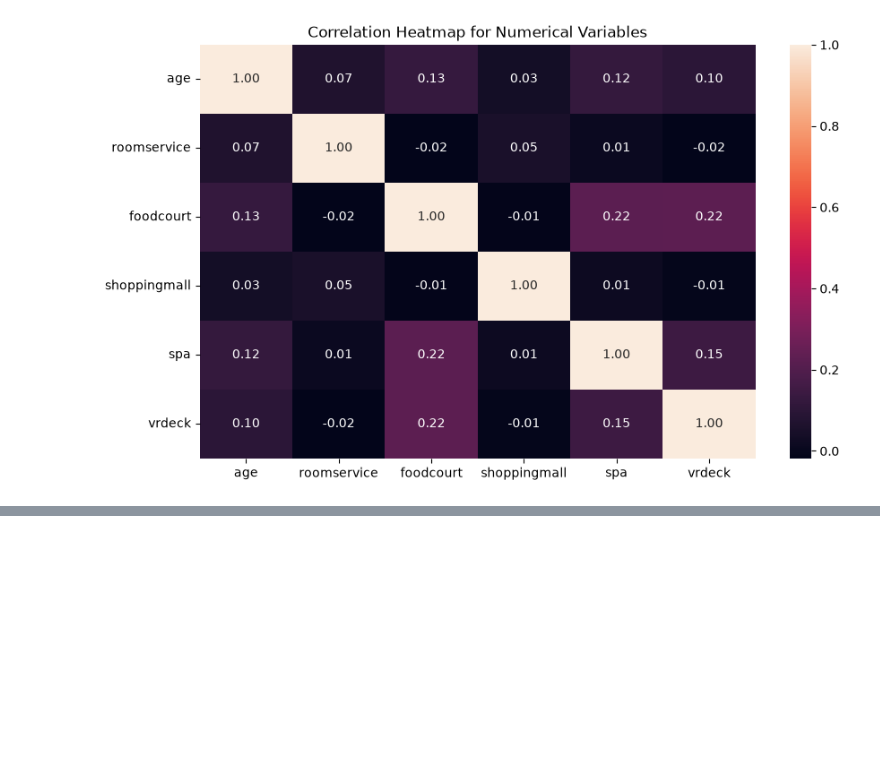
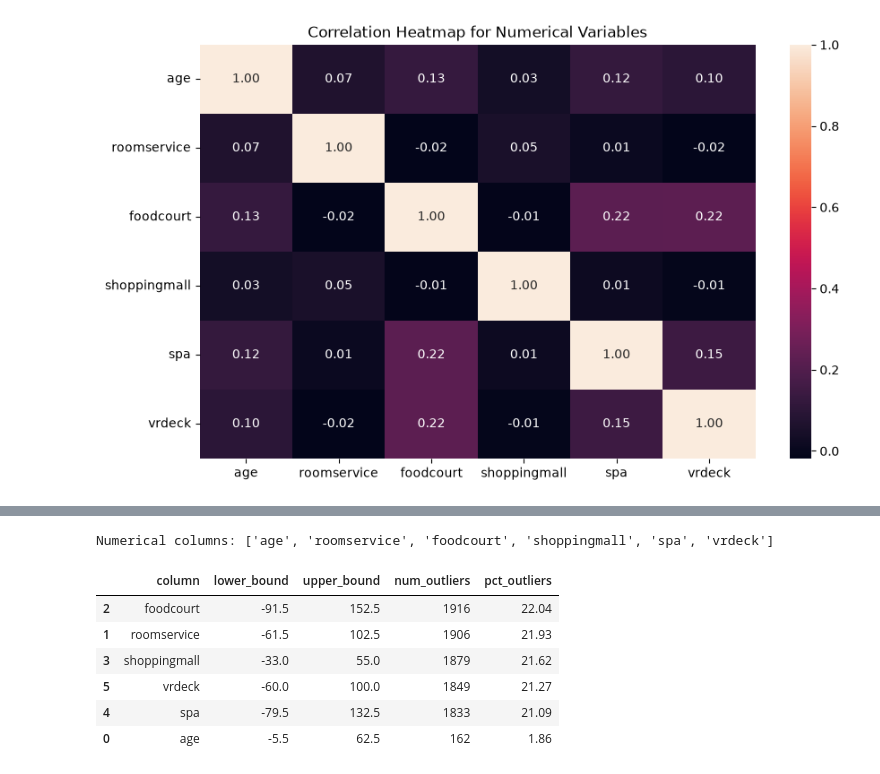
Before and after one commit to zersix225/titanic-spaceShip, a Jupyter notebook: vesual.ipynb, the cells around one changed output, grey strips where cells are left out. Drawn from its saved outputs; the diff is of its cells as text; code cells hidden in the pictures; blank space fills up the shorter version.

```diff
--- a/vesual.ipynb
+++ b/vesual.ipynb
@@ -366,0 +387,38 @@ plt.show()
+# %%
+numeric_cols = df.select_dtypes(include=["int", "float"]).columns.tolist()
+print("Numerical columns:", numeric_cols)
+
+outlier_summary = []
+
+for col in numeric_cols:
+    Q1 = df[col].quantile(0.25)
+    Q3 = df[col].quantile(0.75)
+    IQR = Q3 - Q1
+
+    lower_bound = Q1 - 1.5 * IQR
+    upper_bound = Q3 + 1.5 * IQR
+
+
+    is_outlier = (df[col] < lower_bound) | (df[col] > upper_bound)
+    n_outliers = is_outlier.sum()
+
+    outlier_summary.append({
+        "column": col,
+        "lower_bound": round(lower_bound, 2),
+        "upper_bound": round(upper_bound, 2),
+        "num_outliers": int(n_outliers),
+        "pct_outliers": round(n_outliers / len(df) * 100, 2),
+    })
+
+
+outlier_summary = pd.DataFrame(outlier_summary).sort_values("num_outliers", ascending=False)
+outlier_summary
+# %% [output]
+Numerical columns: ['age', 'roomservice', 'foodcourt', 'shoppingmall', 'spa', 'vrdeck']
+|  | column | lower_bound | upper_bound | num_outliers | pct_outliers |
+| 2 | foodcourt | -91.5 | 152.5 | 1916 | 22.04 |
+| 1 | roomservice | -61.5 | 102.5 | 1906 | 21.93 |
+| 3 | shoppingmall | -33.0 | 55.0 | 1879 | 21.62 |
+| 5 | vrdeck | -60.0 | 100.0 | 1849 | 21.27 |
+| 4 | spa | -79.5 | 132.5 | 1833 | 21.09 |
+| 0 | age | -5.5 | 62.5 | 162 | 1.86 |
```
Also changed, not shown: parts of 9 cells of this notebook.
